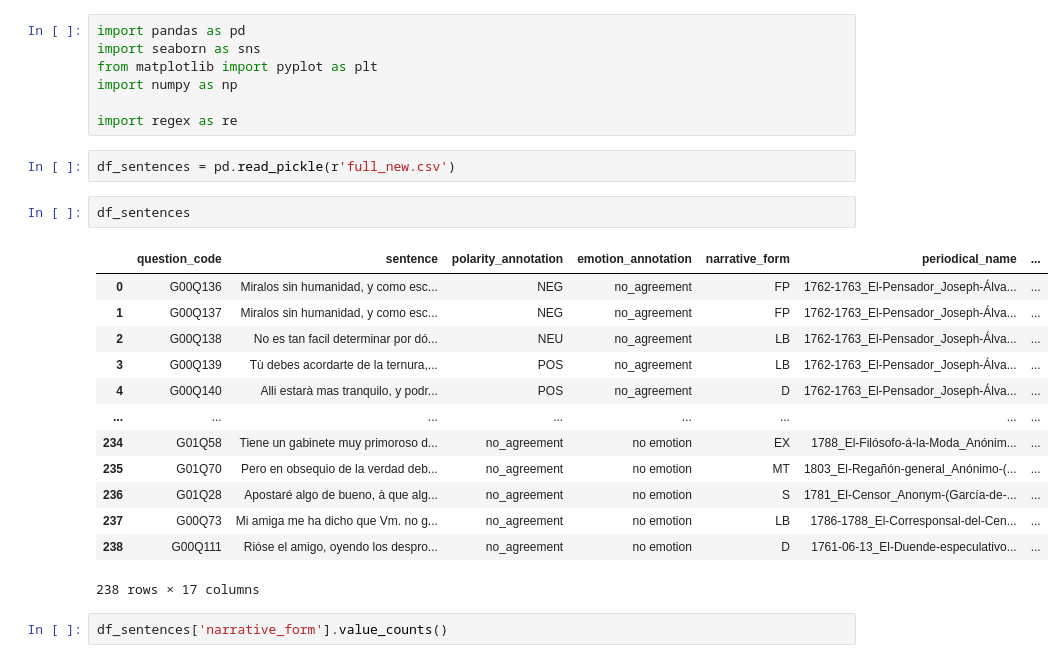
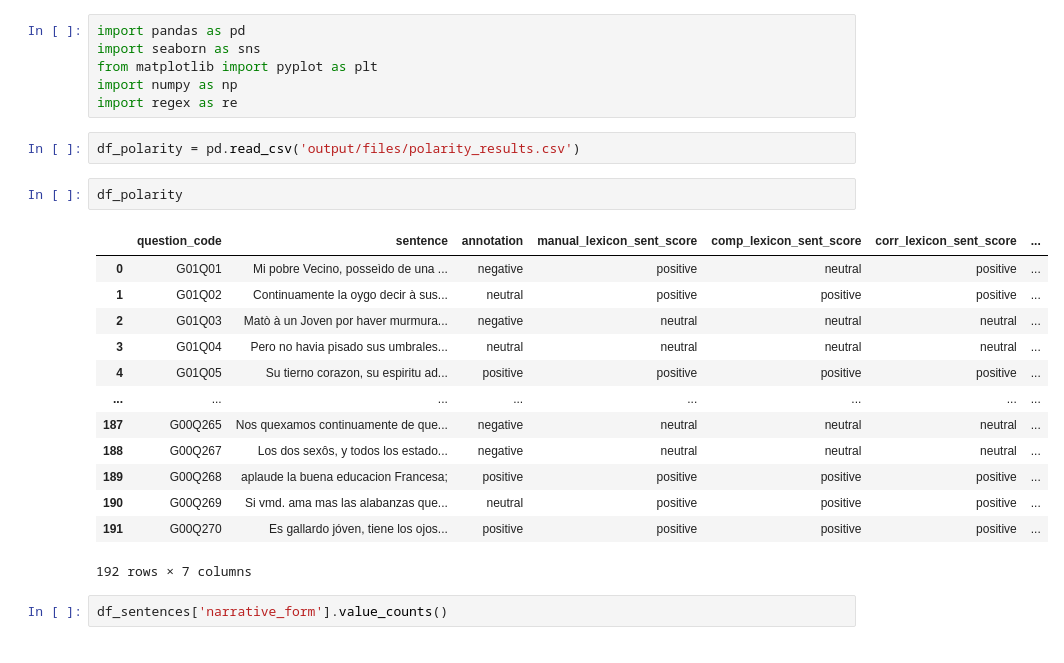
Before and after one commit to lucijakrusic/SentientSpectators, a Jupyter notebook: 2_sentiment_analysis/5_Exploratory_analysis_sentences.ipynb, the cells around one changed output. Cells and saved outputs as stored; diff of their text form.

```diff
--- a/2_sentiment_analysis/5_Exploratory_analysis_sentences.ipynb
+++ b/2_sentiment_analysis/5_Exploratory_analysis_sentences.ipynb
@@ -3,26 +3,25 @@ import pandas as pd
 import seaborn as sns
 from matplotlib import pyplot as plt
 import numpy as np
-
 import regex as re
 # %%
-df_sentences = pd.read_pickle(r'full_new.csv')
+df_polarity = pd.read_csv('output/files/polarity_results.csv')
 # %%
-df_sentences
+df_polarity
 # %% [output]
-|  | question_code | sentence | polarity_annotation | emotion_annotation | narrative_form | periodical_name | ... |
-| 0 | G00Q136 | Miralos sin humanidad, y como esc... | NEG | no_agreement | FP | 1762-1763_El-Pensador_Joseph-Álva... | ... |
-| 1 | G00Q137 | Miralos sin humanidad, y como esc... | NEG | no_agreement | FP | 1762-1763_El-Pensador_Joseph-Álva... | ... |
-| 2 | G00Q138 | No es tan facil determinar por dó... | NEU | no_agreement | LB | 1762-1763_El-Pensador_Joseph-Álva... | ... |
-| 3 | G00Q139 | Tù debes acordarte de la ternura,... | POS | no_agreement | LB | 1762-1763_El-Pensador_Joseph-Álva... | ... |
-| 4 | G00Q140 | Alli estarà mas tranquilo, y podr... | POS | no_agreement | D | 1762-1763_El-Pensador_Joseph-Álva... | ... |
+|  | question_code | sentence | annotation | manual_lexicon_sent_score | comp_lexicon_sent_score | corr_lexicon_sent_score | ... |
+| 0 | G01Q01 | Mi pobre Vecino, posseìdo de una ... | negative | positive | neutral | positive | ... |
+| 1 | G01Q02 | Continuamente la oygo decir à sus... | neutral | positive | positive | positive | ... |
+| 2 | G01Q03 | Matò à un Joven por haver murmura... | negative | neutral | neutral | neutral | ... |
+| 3 | G01Q04 | Pero no havia pisado sus umbrales... | neutral | neutral | neutral | neutral | ... |
+| 4 | G01Q05 | Su tierno corazon, su espiritu ad... | positive | positive | positive | positive | ... |
 | ... | ... | ... | ... | ... | ... | ... | ... |
-| 234 | G01Q58 | Tiene un gabinete muy primoroso d... | no_agreement | no emotion | EX | 1788_El-Filósofo-á-la-Moda_Anónim... | ... |
-| 235 | G01Q70 | Pero en obsequio de la verdad deb... | no_agreement | no emotion | MT | 1803_El-Regañón-general_Anónimo-(... | ... |
-| 236 | G01Q28 | Apostaré algo de bueno, à que alg... | no_agreement | no emotion | S | 1781_El-Censor_Anonym-(García-de-... | ... |
-| 237 | G00Q73 | Mi amiga me ha dicho que Vm. no g... | no_agreement | no emotion | LB | 1786-1788_El-Corresponsal-del-Cen... | ... |
-| 238 | G00Q111 | Rióse el amigo, oyendo los despro... | no_agreement | no emotion | D | 1761-06-13_El-Duende-especulativo... | ... |
+| 187 | G00Q265 | Nos quexamos continuamente de que... | negative | neutral | neutral | neutral | ... |
+| 188 | G00Q267 | Los dos sexôs, y todos los estado... | negative | neutral | neutral | neutral | ... |
+| 189 | G00Q268 | aplaude la buena educacion Francesa; | positive | positive | positive | positive | ... |
+| 190 | G00Q269 | Si vmd. ama mas las alabanzas que... | neutral | positive | positive | positive | ... |
+| 191 | G00Q270 | Es gallardo jóven, tiene los ojos... | positive | positive | positive | positive | ... |
-238 rows × 17 columns
+192 rows × 7 columns
 # %%
 df_sentences['narrative_form'].value_counts()
 # %% [output]
```
Also changed, not shown: 14 other files.
